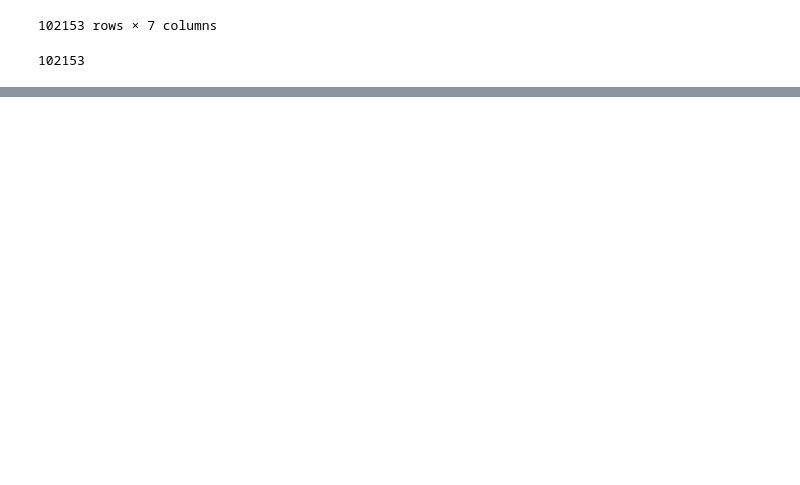
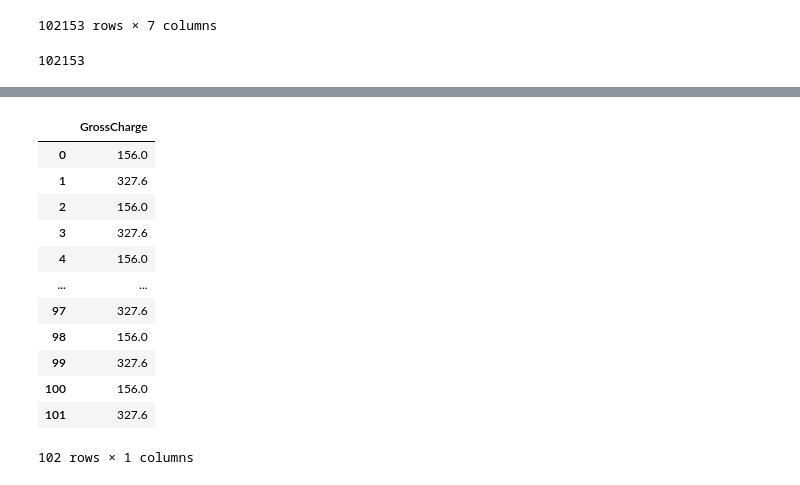
Before and after one commit to joyc3lin/sqlite_database_operations, a Jupyter notebook: HHA504_week3assignment.ipynb, the cells around one changed output, grey strips where cells are left out. Saved outputs shown, nothing was run; the diff lists cells and outputs as text; code cells hidden in the pictures; blank space fills up the shorter version.

```diff
--- a/HHA504_week3assignment.ipynb
+++ b/HHA504_week3assignment.ipynb
@@ -668,0 +673,25 @@ check
+# %%
+# making another query
+
+modified_query2 = """
+  select GrossCharge
+  from icecream
+  where BillingCode = '90791'
+  limit 200;
+"""
+check2 = pd.read_sql(modified_query2, conn)
+check2
+# %% [output]
+|  | GrossCharge |
+| 0 | 156.0 |
+| 1 | 327.6 |
+| 2 | 156.0 |
+| 3 | 327.6 |
+| 4 | 156.0 |
+| ... | ... |
+| 97 | 327.6 |
+| 98 | 156.0 |
+| 99 | 327.6 |
+| 100 | 156.0 |
+| 101 | 327.6 |
+102 rows × 1 columns
```
Also changed, not shown: parts of 8 cells of this notebook.
